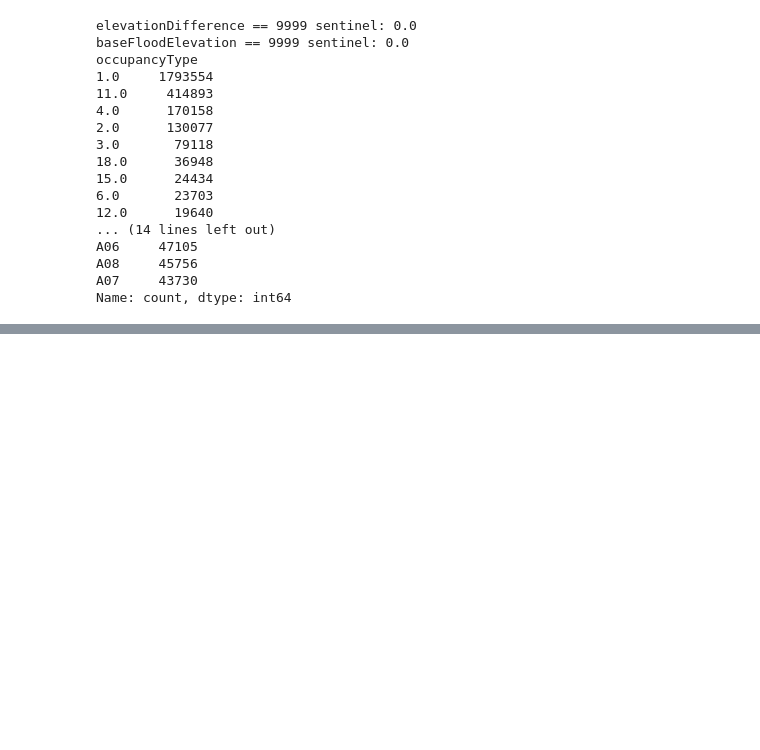
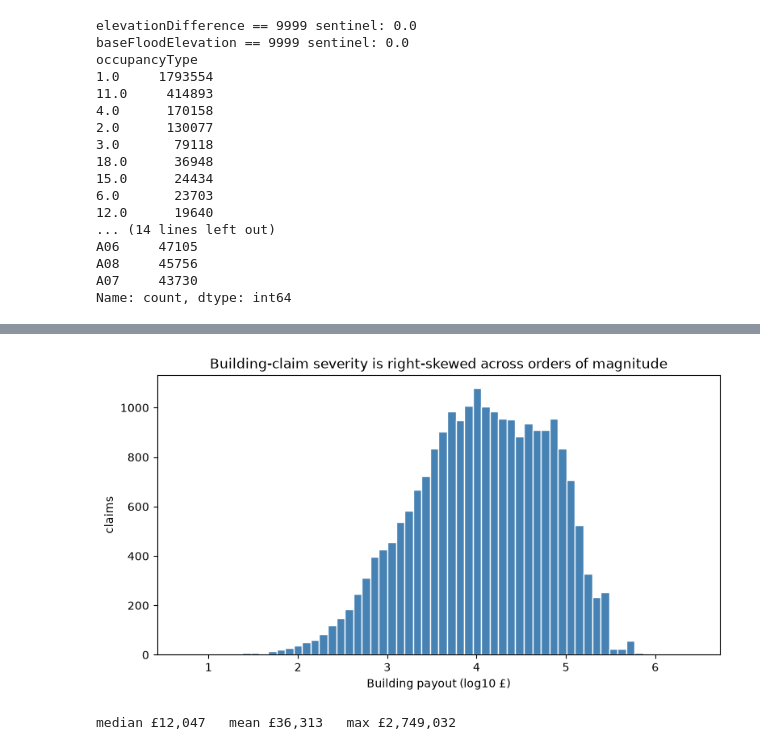
Before and after one commit to ytterbiu/smm284-AML-FIMA-flood-severity-g09, a Jupyter notebook: BE_notes.ipynb, the cells around one changed output, grey strips where cells are left out. Saved outputs shown, nothing was run; the diff lists cells and outputs as text; code cells hidden in the pictures; blank space fills up the shorter version.

Commit message:
Updates BE notes with sample analysis
> Adds base pipeline based upon lecture notes

```diff
--- a/BE_notes.ipynb
+++ b/BE_notes.ipynb
@@ -132,0 +156,17 @@ Name: count, dtype: int64
+# %%
+import subprocess
+import sys
+
+# Get the exact Python executable running this notebook
+python_exe = sys.executable
+
+# Run pip freeze using this specific Python executable
+result = subprocess.run(
+    [python_exe, "-m", "pip", "freeze"], capture_output=True, text=True
+)
+
+# Write the output to requirements.txt
+with open("requirements.txt", "w") as f:
+    f.write(result.stdout)
+
+print("> requirements.txt generated.")
@@ -132,0 +175,7 @@ Name: count, dtype: int64
+# %%
+DATA_PATH = "data/raw/FimaNfipClaimsV2.parquet"  # full data
+DATA_PATH = "data/sample/nfip_sample.parquet"  # representative slice
+df = pd.read_parquet(DATA_PATH, engine="pyarrow")
+
+print(f"rows: {len(df):,}   columns: {df.shape[1]}")
+df.head(3)
@@ -132,0 +319,13 @@ Name: count, dtype: int64
+# %%
+# EDA
+# payout distribution is right-skewed -> log-link
+pos = model_df["amountPaidOnBuildingClaim"]
+plt.hist(np.log10(pos), bins=60, color="steelblue", edgecolor="white")
+plt.xlabel("Building payout (log10 £)")
+plt.ylabel("claims")
+plt.title("Building-claim severity is right-skewed across orders of magnitude")
+plt.show()
+print(f"median £{pos.median():,.0f}   mean £{pos.mean():,.0f}   max £{pos.max():,.0f}")
+# %% [output]
+[figure, added]
+median £12,047   mean £36,313   max £2,749,032
```
Also changed, not shown: parts of 26 cells of this notebook.
